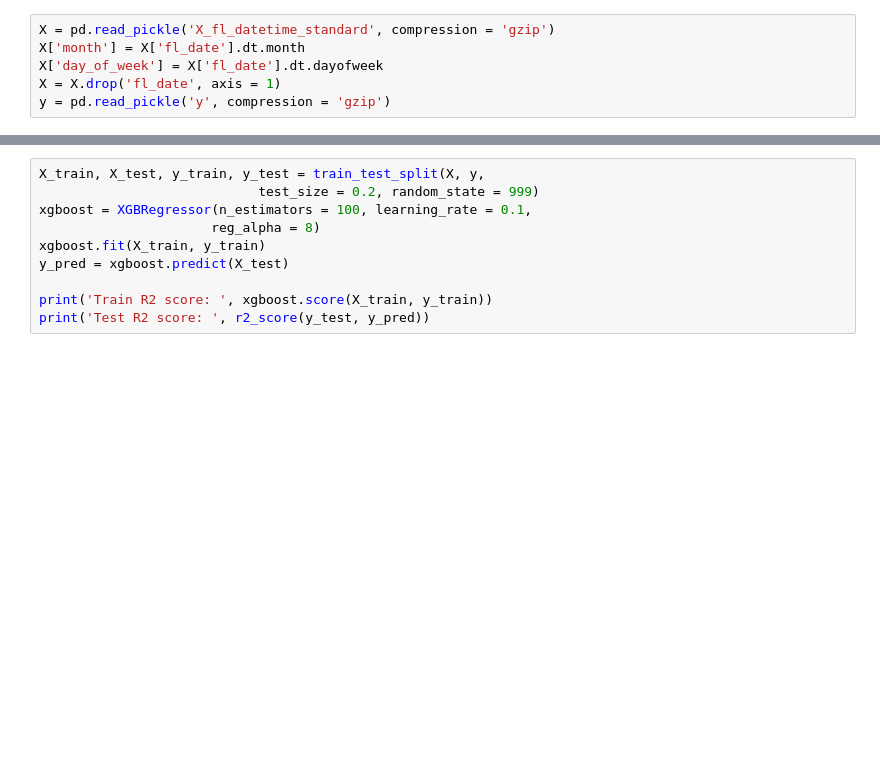
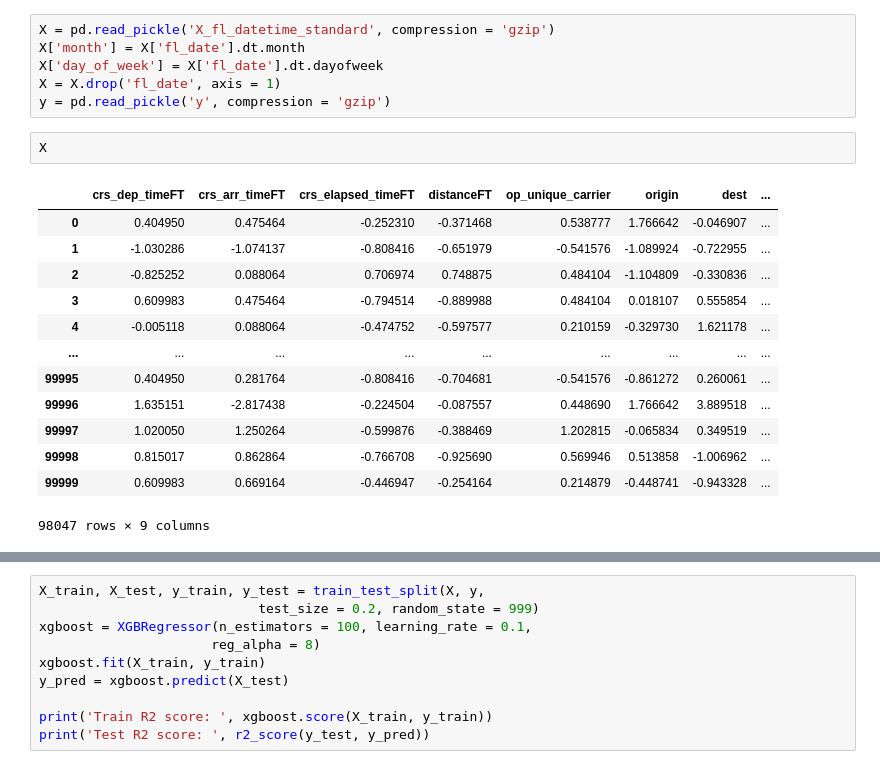
Before and after one commit to TYan18/Predicting-flight-delays, a Jupyter notebook: Model Fitting Files/XGB_Titania.ipynb, the cells around one changed output, grey strips where cells are left out. Saved outputs shown, nothing was run; the diff lists cells and outputs as text; blank space fills up the shorter version.

```diff
--- a/Model Fitting Files/XGB_Titania.ipynb
+++ b/Model Fitting Files/XGB_Titania.ipynb
@@ -162,3 +162,19 @@ X['month'] = X['fl_date'].dt.month
 X['day_of_week'] = X['fl_date'].dt.dayofweek
 X = X.drop('fl_date', axis = 1)
 y = pd.read_pickle('y', compression = 'gzip')
+# %%
+X
+# %% [output]
+|  | crs_dep_timeFT | crs_arr_timeFT | crs_elapsed_timeFT | distanceFT | op_unique_carrier | origin | dest | ... |
+| 0 | 0.404950 | 0.475464 | -0.252310 | -0.371468 | 0.538777 | 1.766642 | -0.046907 | ... |
+| 1 | -1.030286 | -1.074137 | -0.808416 | -0.651979 | -0.541576 | -1.089924 | -0.722955 | ... |
+| 2 | -0.825252 | 0.088064 | 0.706974 | 0.748875 | 0.484104 | -1.104809 | -0.330836 | ... |
+| 3 | 0.609983 | 0.475464 | -0.794514 | -0.889988 | 0.484104 | 0.018107 | 0.555854 | ... |
+| 4 | -0.005118 | 0.088064 | -0.474752 | -0.597577 | 0.210159 | -0.329730 | 1.621178 | ... |
+| ... | ... | ... | ... | ... | ... | ... | ... | ... |
+| 99995 | 0.404950 | 0.281764 | -0.808416 | -0.704681 | -0.541576 | -0.861272 | 0.260061 | ... |
+| 99996 | 1.635151 | -2.817438 | -0.224504 | -0.087557 | 0.448690 | 1.766642 | 3.889518 | ... |
+| 99997 | 1.020050 | 1.250264 | -0.599876 | -0.388469 | 1.202815 | -0.065834 | 0.349519 | ... |
+| 99998 | 0.815017 | 0.862864 | -0.766708 | -0.925690 | 0.569946 | 0.513858 | -1.006962 | ... |
+| 99999 | 0.609983 | 0.669164 | -0.446947 | -0.254164 | 0.214879 | -0.448741 | -0.943328 | ... |
+98047 rows × 9 columns
```
Also changed, not shown: parts of 6 cells of this notebook, 2 other files.
